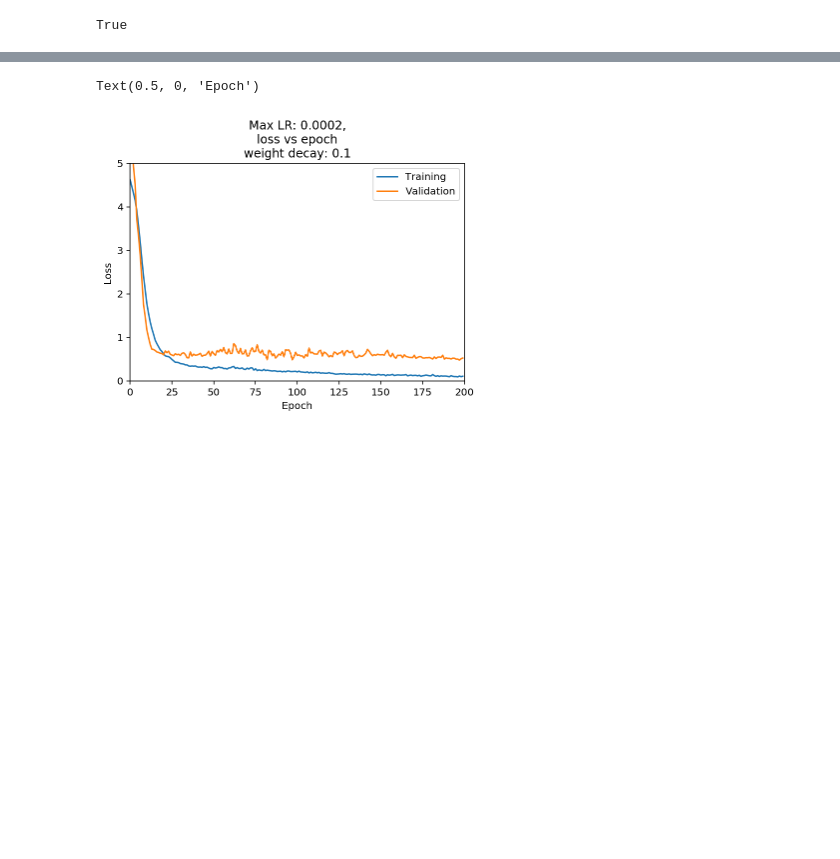
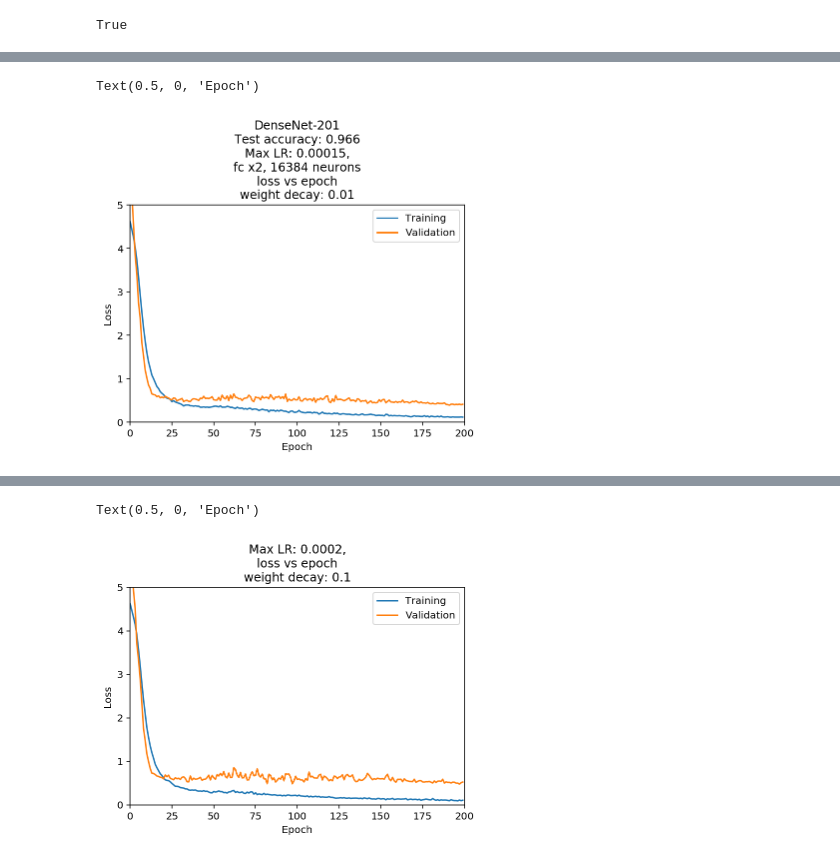
Before and after one commit to adamsanders/flower-classifier, a Jupyter notebook: Image Classifier Project.ipynb, the cells around one changed output, grey strips where cells are left out. Cells and saved outputs as stored; diff of their text form; code cells hidden in the pictures; blank space fills up the shorter version.

```diff
--- a/Image Classifier Project.ipynb
+++ b/Image Classifier Project.ipynb
@@ -229,5 +233,5 @@ def build_classifier_dict(convnet, num_fc_layers, num_fc_neurons):
     return classifier_dict
 # %%
 # EPOCHS AND LR HERE
-max_lr = 0.0002
+max_lr = 0.00015
 epochs = 200
@@ -234,5 +273,5 @@ epochs = 200
 # %%
-def classifier_setup(convnet, num_fc_layers=0, num_fc_neurons=4096, max_lr=0.01, epochs=100, gpu=True):
+def classifier_setup(convnet, learner, num_fc_layers=0, num_fc_neurons=4096, max_lr=0.01, epochs=100, mom_or_betas=(5, (0.9, 0.999)), gpu=True):
     """
     Returns device, criterion, optimizer and scheduler after setting up
     a classifier network to attach to our feature network.
@@ -263,9 +302,13 @@ def classifier_setup(convnet, num_fc_layers=0, num_fc_neurons=4096, max_lr=0.01,
     # set our loss function to Negative Log Likelihood Loss
     criterion = nn.NLLLoss()
 
+    new_mom_or_betas = mom_or_betas_setter(learner, mom_or_betas)
+
     # set our optimizer and have it optimize only the classifier parameters (not those of the convnet)
-    #optimizer = optim.SGD(model.parameters(), lr=max_lr, momentum=0.9) # lr=0.0005 for Adam, 0.01 for SGD and momentum=0.9
-    optimizer = optim.AdamW(model.parameters(), lr=max_lr, betas=(0.9, 0.999), weight_decay=0.01)
+    if learner == 'SGD':
+        optimizer = optim.SGD(model.parameters(), lr=max_lr, momentum=new_mom_or_betas) # lr=0.0005 for Adam, 0.01 for SGD and momentum=0.9
+    elif learner == 'AdamW':
+        optimizer = optim.AdamW(model.parameters(), lr=max_lr, betas=new_mom_or_betas, weight_decay=0.01)
 
     # scheduler patience
     patience = 25
@@ -287,7 +330,7 @@ def classifier_setup(convnet, num_fc_layers=0, num_fc_neurons=4096, max_lr=0.01,
 
     return device, criterion, optimizer, scheduler
 # %%
-device, criterion, optimizer, scheduler = classifier_setup('densenet161', 1, 8192, max_lr, epochs)
+device, criterion, optimizer, scheduler = classifier_setup('densenet121', 'AdamW', 1, 8192, max_lr, epochs)
 # %%
 model.classifier
 # %% [output]
@@ -409,16 +452,6 @@ def training(training_log, epochs, epochs_completed, report_every, total_epoch_t
                 avg_train_loss = running_train_loss / report_every
                 training_log = update_training_log(training_log, epoch, avg_train_loss, avg_valid_loss)
 
-                plt.plot(training_log['epoch'], training_log['avg_training_loss'])
-                plt.plot(training_log['epoch'], training_log['avg_valid_loss'])
-                plt.legend(['Training','Validation'])
-                plt.ylim([0, 5])
-                plt.xlim([0, epochs])
-                plt.title("loss vs epoch\n"
-                          "weight decay: 0.1")
-                plt.ylabel("Loss")
-                plt.xlabel("Epoch")
-
                 running_train_loss = 0
 
         epoch_time = time.time() - start
@@ -610,0 +627,17 @@ Estimated time left: 0.00 seconds...
+# %%
+plt.plot(training_log['epoch'], training_log['avg_training_loss'])
+plt.plot(training_log['epoch'], training_log['avg_valid_loss'])
+plt.legend(['Training','Validation'])
+plt.ylim([0, 5])
+plt.xlim([0, epochs])
+plt.title("DenseNet-201\n"
+          "Test accuracy: 0.966\n"
+          "Max LR: 0.00015,\n"
+          "fc x2, 16384 neurons\n"
+          "loss vs epoch\n"
+          "weight decay: 0.01")
+plt.ylabel("Loss")
+plt.xlabel("Epoch")
+# %% [output]
+Text(0.5, 0, 'Epoch')
+[figure, added]
```
Also changed, not shown: parts of 9 cells of this notebook.
